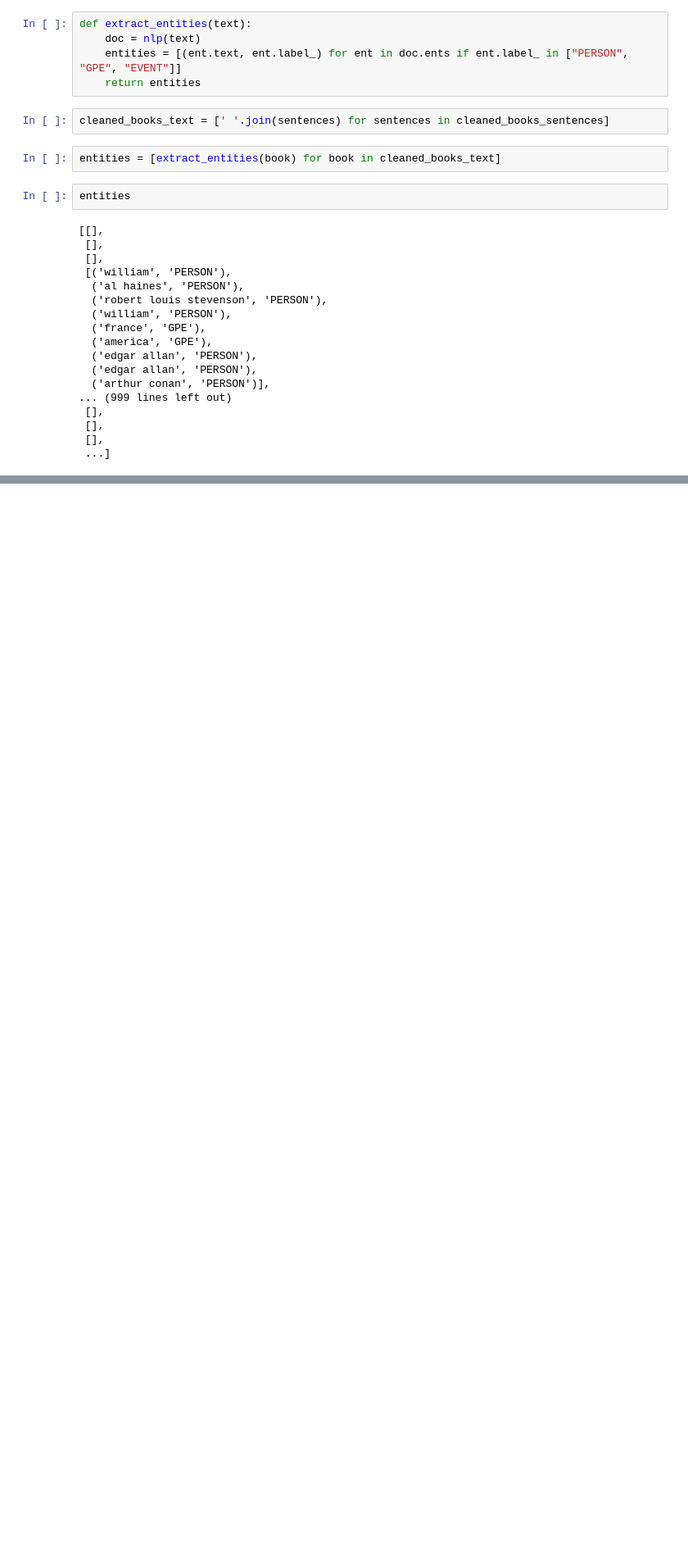
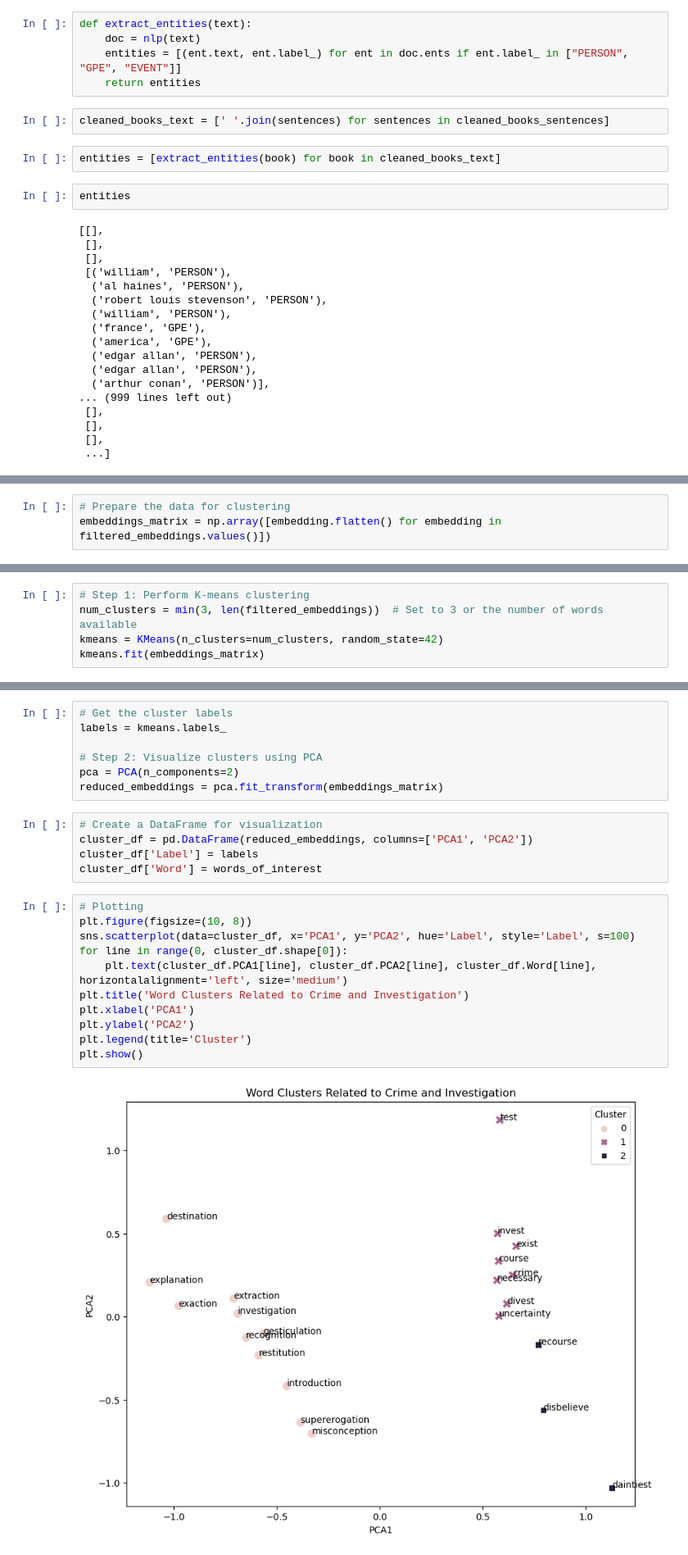
Before and after one commit to hashansl/learning, a Jupyter notebook: natural language processing/CS-524/project_1/gutenburg_project_sentences_different_embeddings.ipynb, the cells around one changed output, grey strips where cells are left out. Shown: that part at 82% size. Drawn from its saved outputs; the diff is of its cells as text; blank space fills up the shorter version.

```diff
--- a/natural language processing/CS-524/project_1/gutenburg_project_sentences_different_embeddings.ipynb
+++ b/natural language processing/CS-524/project_1/gutenburg_project_sentences_different_embeddings.ipynb
@@ -249,0 +344,3 @@ for i, (persons, gpe, events) in enumerate(entities):
+# %%
+# Prepare the data for clustering
+embeddings_matrix = np.array([embedding.flatten() for embedding in filtered_embeddings.values()])
@@ -249,0 +350,5 @@ for i, (persons, gpe, events) in enumerate(entities):
+# %%
+# Step 1: Perform K-means clustering
+num_clusters = min(3, len(filtered_embeddings))  # Set to 3 or the number of words available
+kmeans = KMeans(n_clusters=num_clusters, random_state=42)
+kmeans.fit(embeddings_matrix)
@@ -249,0 +357,25 @@ for i, (persons, gpe, events) in enumerate(entities):
+# %%
+# Get the cluster labels
+labels = kmeans.labels_
+
+# Step 2: Visualize clusters using PCA
+pca = PCA(n_components=2)
+reduced_embeddings = pca.fit_transform(embeddings_matrix)
+# %%
+# Create a DataFrame for visualization
+cluster_df = pd.DataFrame(reduced_embeddings, columns=['PCA1', 'PCA2'])
+cluster_df['Label'] = labels
+cluster_df['Word'] = words_of_interest
+# %%
+# Plotting
+plt.figure(figsize=(10, 8))
+sns.scatterplot(data=cluster_df, x='PCA1', y='PCA2', hue='Label', style='Label', s=100)
+for line in range(0, cluster_df.shape[0]):
+    plt.text(cluster_df.PCA1[line], cluster_df.PCA2[line], cluster_df.Word[line], horizontalalignment='left', size='medium')
+plt.title('Word Clusters Related to Crime and Investigation')
+plt.xlabel('PCA1')
+plt.ylabel('PCA2')
+plt.legend(title='Cluster')
+plt.show()
+# %% [output]
+[figure, added]
```
Also changed, not shown: parts of 34 cells of this notebook, 3 other files.
